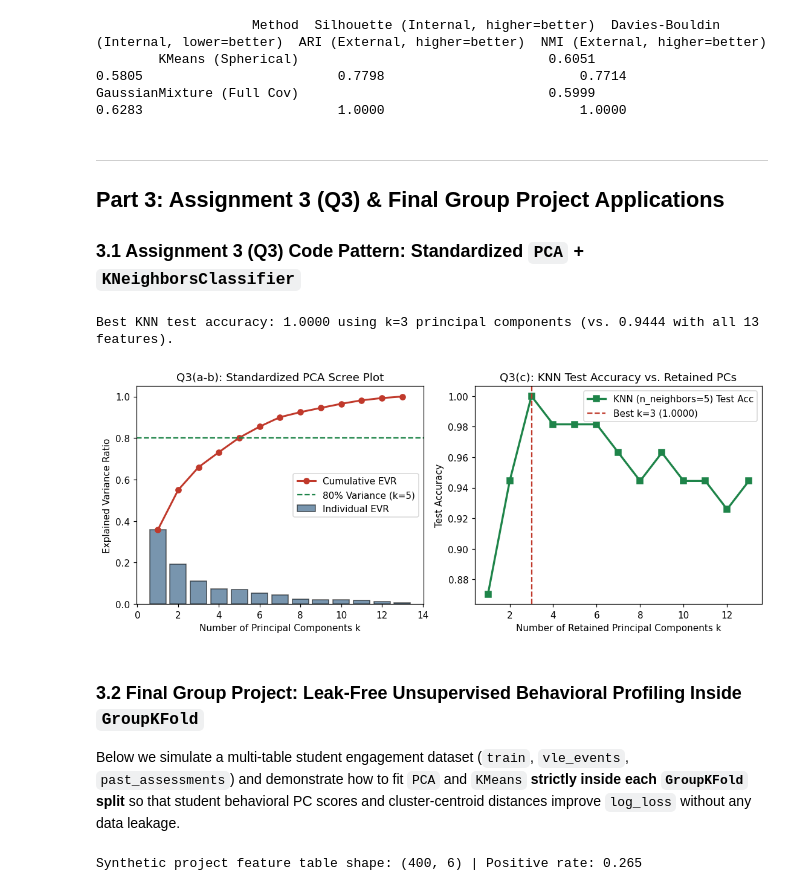
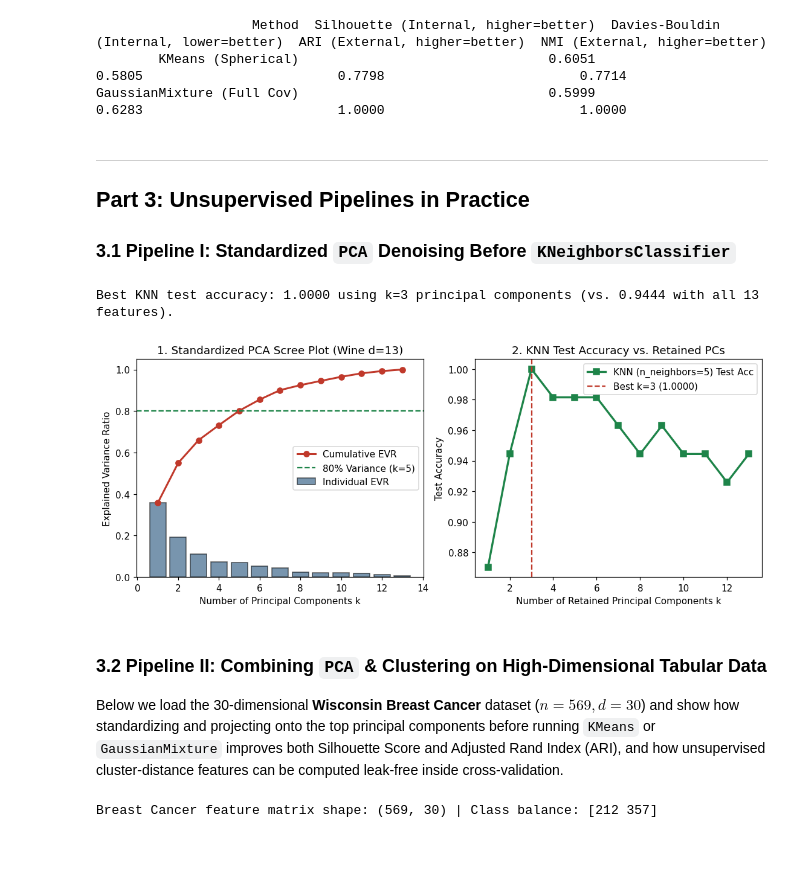
Before and after one commit to yulequan/STAT3612, a Jupyter notebook: src/tutorials/tutorial09/unsupervised_learning_tutorial.ipynb, the cells around one changed output. Saved outputs shown, nothing was run; the diff lists cells and outputs as text; code cells hidden in the pictures; blank space fills up the shorter version.

Commit message:
refactor(tutorials-09-11): remove assignment/project mentions and rename Tutorial 10 to Introduction to PyTorch

```diff
--- a/src/tutorials/tutorial09/unsupervised_learning_tutorial.ipynb
+++ b/src/tutorials/tutorial09/unsupervised_learning_tutorial.ipynb
@@ -425,9 +425,9 @@ print(pd.DataFrame(rows).to_string(index=False))
 GaussianMixture (Full Cov)                                0.5999                                   0.6283                         1.0000                         1.0000
 # %% [markdown]
 ---
-## Part 3: Assignment 3 (Q3) & Final Group Project Applications
+## Part 3: Unsupervised Pipelines in Practice
 
-### 3.1 Assignment 3 (Q3) Code Pattern: Standardized `PCA` + `KNeighborsClassifier`
+### 3.1 Pipeline I: Standardized `PCA` Denoising Before `KNeighborsClassifier`
 # %%
 X_wtr, X_wte, y_wtr, y_wte = train_test_split(
     X_wine, y_wine, test_size=0.3, stratify=y_wine, random_state=42
@@ -450,49 +450,30 @@ Best KNN test accuracy: 1.0000 using k=3 principal components (vs. 0.9444 with a
 # %%
 fig, axs = plt.subplots(1, 2, figsize=(10, 4.0), layout="constrained")
 axs[0].bar(ks_all, pca_w.explained_variance_ratio_, alpha=0.6, color="#1f4e79", edgecolor="k", label="Individual EVR")
 axs[0].plot(ks_all, np.cumsum(pca_w.explained_variance_ratio_), "o-", color="#c0392b", lw=2.0, label="Cumulative EVR")
 axs[0].axhline(0.80, color="#1e8449", ls="--", label="80% Variance (k=5)")
-axs[0].set_title("Q3(a-b): Standardized PCA Scree Plot")
+axs[0].set_title("1. Standardized PCA Scree Plot (Wine d=13)")
 axs[0].set_xlabel("Number of Principal Components k")
 axs[0].set_ylabel("Explained Variance Ratio")
 axs[0].legend()
 
 axs[1].plot(ks_all, knn_accs, "s-", color="#1e8449", lw=2.2, label="KNN (n_neighbors=5) Test Acc")
 axs[1].axvline(best_k_knn, color="#c0392b", ls="--", label=f"Best k={best_k_knn} ({max(knn_accs):.4f})")
-axs[1].set_title("Q3(c): KNN Test Accuracy vs. Retained PCs")
+axs[1].set_title("2. KNN Test Accuracy vs. Retained PCs")
 axs[1].set_xlabel("Number of Retained Principal Components k")
 axs[1].set_ylabel("Test Accuracy")
 axs[1].legend()
 plt.show()
 # %% [output]
-[figure, old version]
+[figure, new version]
 # %% [markdown]
-### 3.2 Final Group Project: Leak-Free Unsupervised Behavioral Profiling Inside `GroupKFold`
-Below we simulate a multi-table student engagement dataset (`train`, `vle_events`, `past_assessments`) and demonstrate how to fit `PCA` and `KMeans` **strictly inside each `GroupKFold` split** so that student behavioral PC scores and cluster-centroid distances improve `log_loss` without any data leakage.
+### 3.2 Pipeline II: Combining `PCA` & Clustering on High-Dimensional Tabular Data
+Below we load the 30-dimensional **Wisconsin Breast Cancer** dataset ($n=569, d=30$) and show how standardizing and projecting onto the top principal components before running `KMeans` or `GaussianMixture` improves both Silhouette Score and Adjusted Rand Index (ARI), and how unsupervised cluster-distance features can be computed leak-free inside cross-validation.
 # %%
-rng = np.random.default_rng(3612)
-n_samples = 400
-student_groups = rng.integers(0, 120, size=n_samples)
-age_band = rng.choice([0, 1, 2], size=n_samples)
-studied_credits = rng.choice([60, 90, 120], size=n_samples)
-week1_3_clicks = rng.gamma(shape=3.0, scale=25.0, size=n_samples)
-week4_clicks = week1_3_clicks * rng.uniform(0.1, 1.4, size=n_samples)
-late_rate = rng.beta(1.5, 5.0, size=n_samples)
-avg_score = np.clip(rng.normal(72 - 18 * late_rate, 10, size=n_samples), 0, 100)
-
-logit = -0.8 - 0.025 * (week4_clicks - 0.33 * week1_3_clicks) + 1.8 * late_rate - 0.015 * (avg_score - 70)
-prob_true = 1.0 / (1.0 + np.exp(-logit))
-y_proj = rng.binomial(1, prob_true)
-
-df_proj = pd.DataFrame({
-    "age_band": age_band,
-    "studied_credits": studied_credits,
-    "week1_3_clicks": week1_3_clicks,
-    "week4_clicks": week4_clicks,
-    "late_rate": late_rate,
-    "avg_score": avg_score,
-})
-print("Synthetic project feature table shape:", df_proj.shape, "| Positive rate:", y_proj.mean().round(3))
+cancer = load_breast_cancer()
+X_bc, y_bc = cancer.data, cancer.target
+X_bc_s = StandardScaler().fit_transform(X_bc)
+print("Breast Cancer feature matrix shape:", X_bc.shape, "| Class balance:", np.bincount(y_bc))
 # %% [output]
-Synthetic project feature table shape: (400, 6) | Positive rate: 0.265
+Breast Cancer feature matrix shape: (569, 30) | Class balance: [212 357]
 # %%
```
Also changed, not shown: parts of 5 cells of this notebook, 12 other files.
